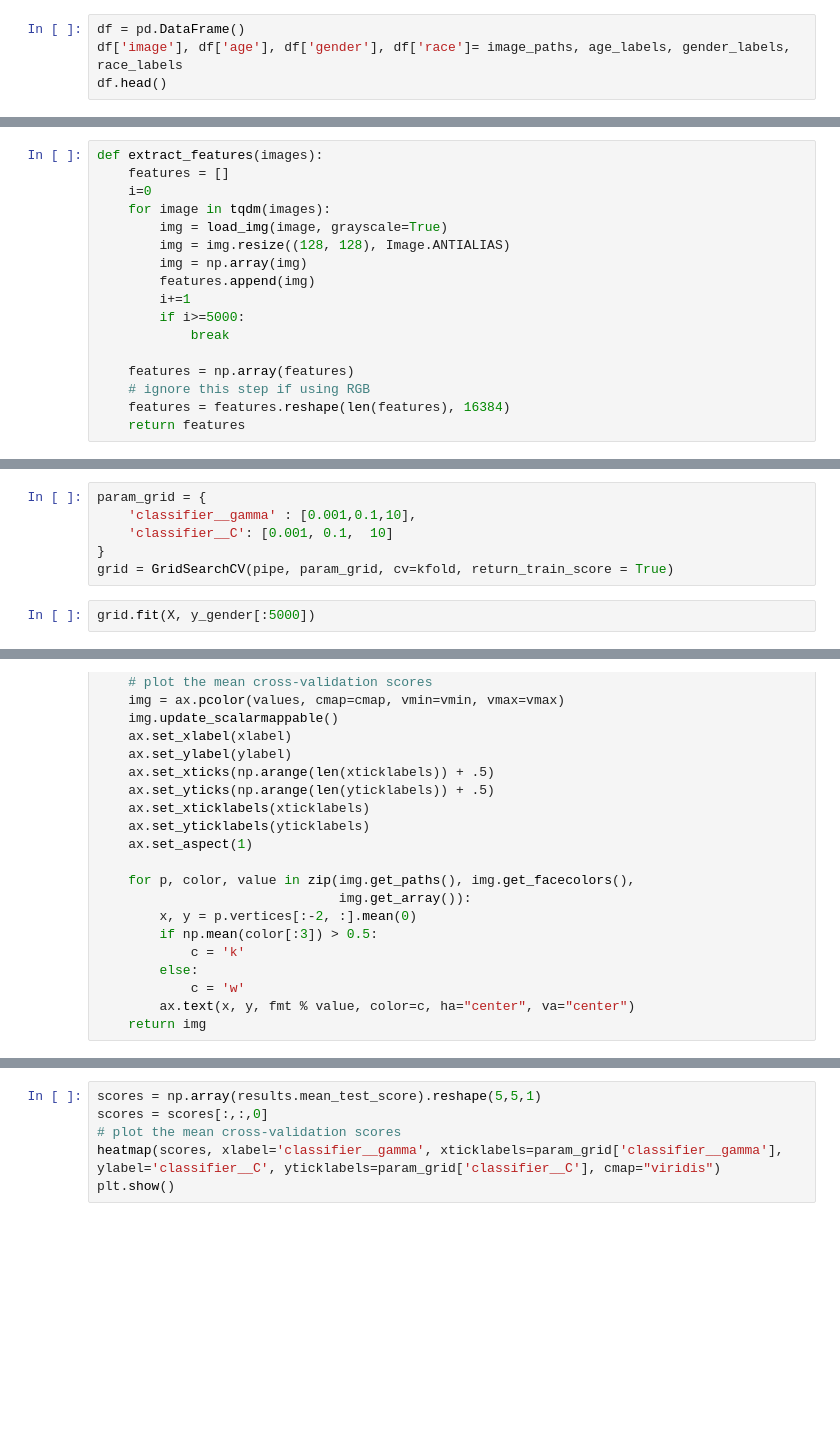
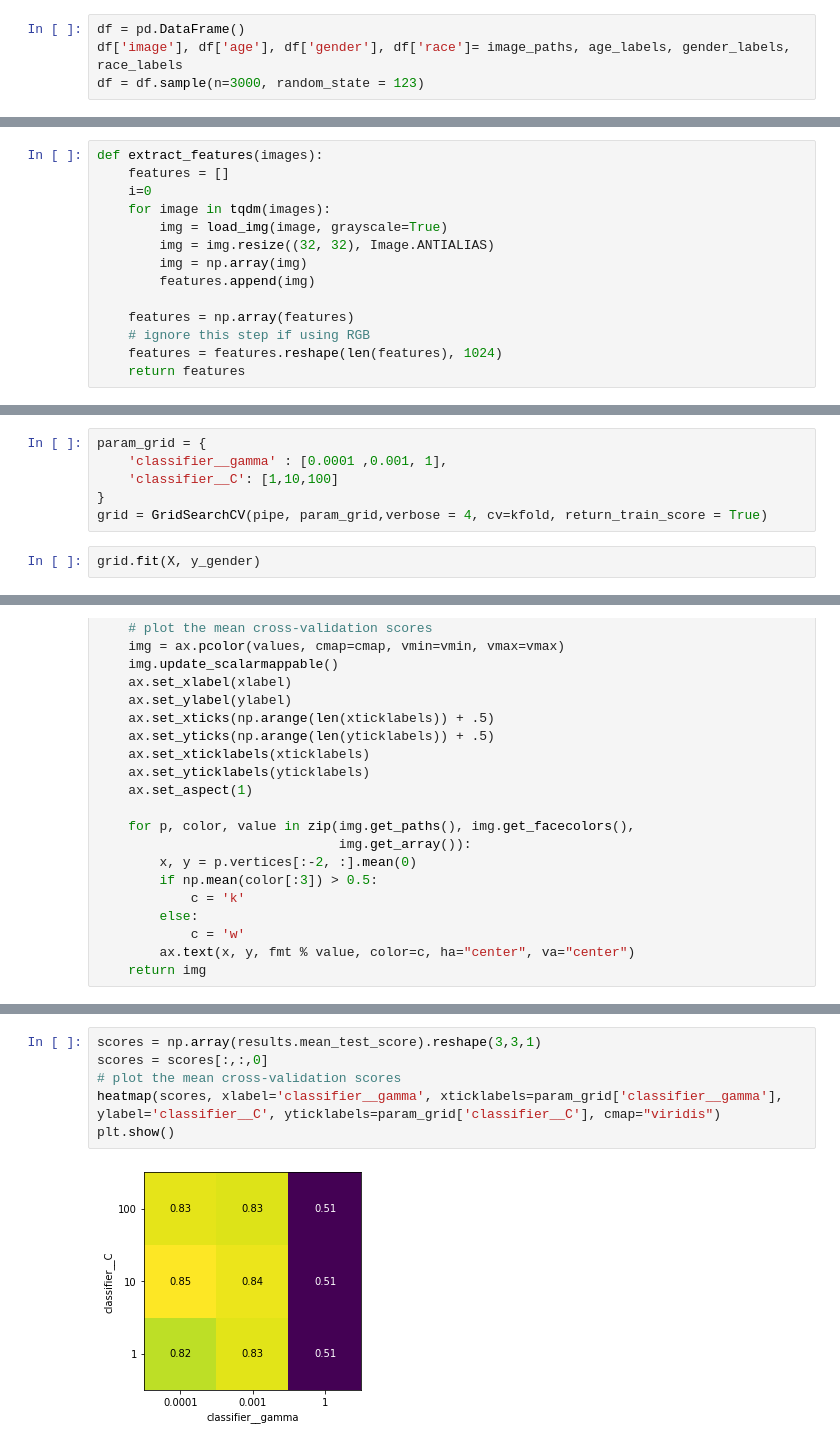
Before and after one commit to Jan-Slabon/Face-Gender-Ethnicity-Recognition, a Jupyter notebook: convolution/cnn_eval-Copy1.ipynb, the cells around one changed output, grey strips where cells are left out. Drawn from its saved outputs; the diff is of its cells as text; blank space fills up the shorter version.

```diff
--- a/convolution/cnn_eval-Copy1.ipynb
+++ b/convolution/cnn_eval-Copy1.ipynb
@@ -37,4 +40,4 @@ for filename in tqdm(os.listdir(BASE_DIR)):
 # %%
 df = pd.DataFrame()
 df['image'], df['age'], df['gender'], df['race']= image_paths, age_labels, gender_labels, race_labels
-df.head()
+df = df.sample(n=3000, random_state = 123)
@@ -51,16 +47,13 @@ def extract_features(images):
     i=0
     for image in tqdm(images):
         img = load_img(image, grayscale=True)
-        img = img.resize((128, 128), Image.ANTIALIAS)
+        img = img.resize((32, 32), Image.ANTIALIAS)
         img = np.array(img)
         features.append(img)
-        i+=1
-        if i>=5000:
-            break
 
     features = np.array(features)
     # ignore this step if using RGB
-    features = features.reshape(len(features), 16384)
+    features = features.reshape(len(features), 1024)
     return features
 # %%
 X = extract_features(df['image'])
@@ -72,10 +65,10 @@ pipe = Pipeline([('preprocessing', StandardScaler()), ('classifier',SVC())])
 kfold = StratifiedKFold(n_splits=5, random_state = 123, shuffle = True)
 # %%
 param_grid = {
-    'classifier__gamma' : [0.001,0.1,10],
-    'classifier__C': [0.001, 0.1,  10]
+    'classifier__gamma' : [0.0001 ,0.001, 1],
+    'classifier__C': [1,10,100]
 }
-grid = GridSearchCV(pipe, param_grid, cv=kfold, return_train_score = True)
+grid = GridSearchCV(pipe, param_grid,verbose = 4, cv=kfold, return_train_score = True)
 # %%
-grid.fit(X, y_gender[:5000])
+grid.fit(X, y_gender)
 # %% [output]
@@ -112,6 +142,8 @@ results = pd.DataFrame(grid.cv_results_)
 # %%
-scores = np.array(results.mean_test_score).reshape(5,5,1)
+scores = np.array(results.mean_test_score).reshape(3,3,1)
 scores = scores[:,:,0]
 # plot the mean cross-validation scores
 heatmap(scores, xlabel='classifier__gamma', xticklabels=param_grid['classifier__gamma'], ylabel='classifier__C', yticklabels=param_grid['classifier__C'], cmap="viridis")
 plt.show()
+# %% [output]
+[figure, added]
```
Also changed, not shown: parts of 13 cells of this notebook, 2 other files.
